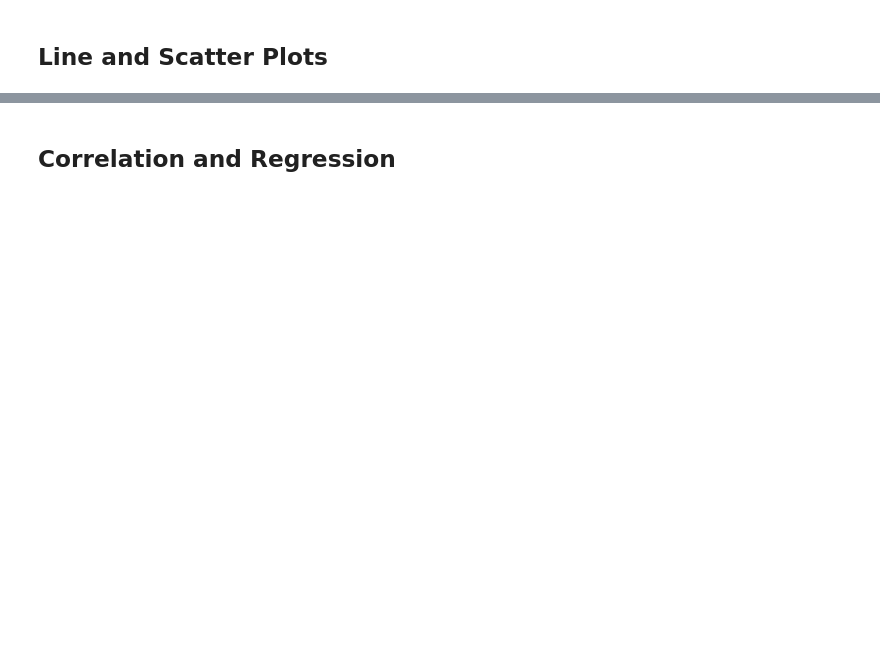
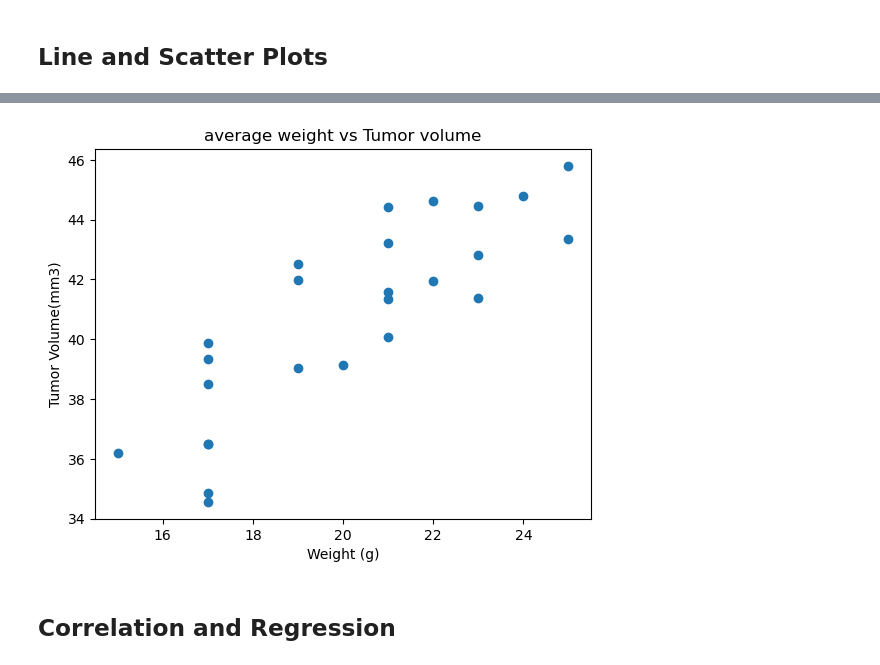
Before and after one commit to NadineB1/pymaceutical-challenge, a Jupyter notebook: pymaceuticals_starter.ipynb, the cells around one changed output, grey strips where cells are left out. Saved outputs shown, nothing was run; the diff lists cells and outputs as text; code cells hidden in the pictures; blank space fills up the shorter version.

```diff
--- a/pymaceuticals_starter.ipynb
+++ b/pymaceuticals_starter.ipynb
@@ -234,3 +267,16 @@ Ceftamin's potential outliers: Series([], Name: Tumor Volume (mm3), dtype: float
+# %%
+# Generate a scatter plot of mouse weight vs. the average observed tumor volume for the entire Capomulin regimen
+Cap=cleandata.loc[cleandata["Drug Regimen"]=="Capomulin"]
+Cap
+average_df=Cap.groupby(["Mouse ID"])[["Weight (g)","Tumor Volume (mm3)"]].mean()
+average_df
+plt.scatter(average_df["Weight (g)"],average_df["Tumor Volume (mm3)"])
+plt.ylabel("Tumor Volume(mm3)")
+plt.xlabel("Weight (g)")
+plt.title("average weight vs Tumor volume")
+plt.show()
+# %% [output]
+[figure, added]
 # %% [markdown]
 ## Correlation and Regression
 # %%
```
Also changed, not shown: parts of 7 cells of this notebook.
